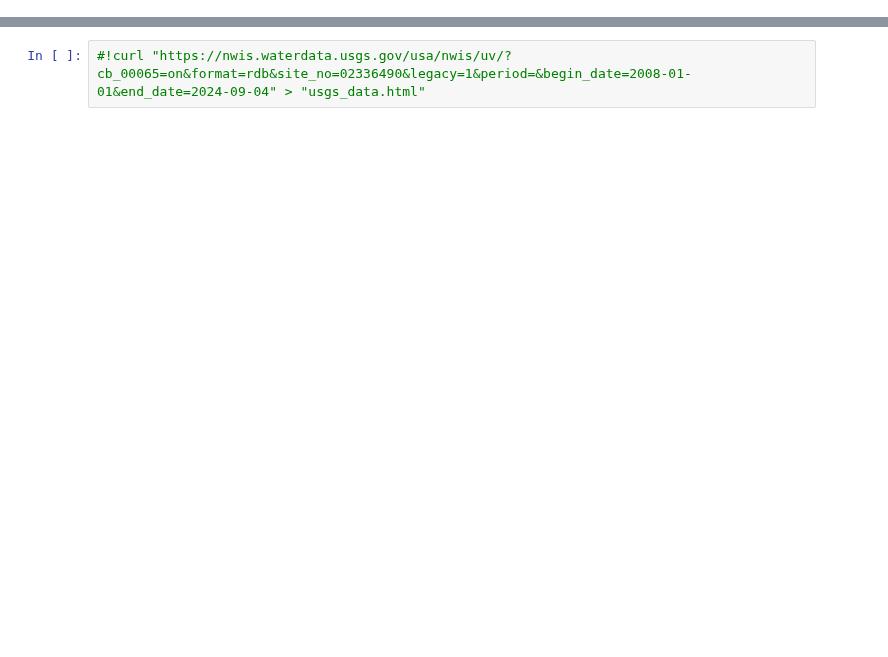
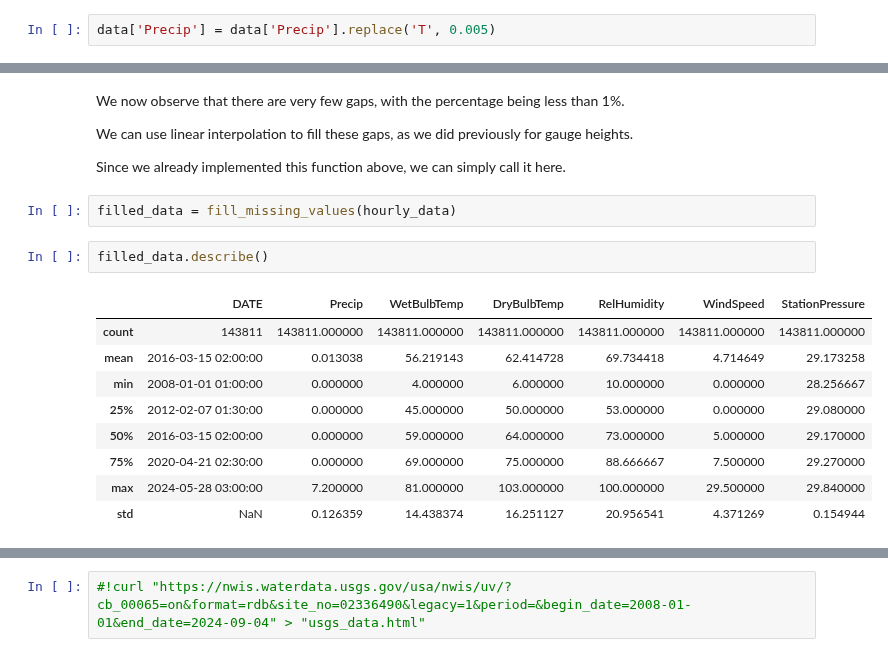
Before and after one commit to watersofthack/WaterSoft, a Jupyter notebook: Machine Learning/Day1/data_preprocess_final.ipynb, the cells around one changed output, grey strips where cells are left out. Drawn from its saved outputs; the diff is of its cells as text; blank space fills up the shorter version.

```diff
--- a/Machine Learning/Day1/data_preprocess_final.ipynb
+++ b/Machine Learning/Day1/data_preprocess_final.ipynb
@@ -22,0 +427,2 @@ and finally use the **curl** command, it's a unix based terminal command to down
+# %%
+data['Precip'] = data['Precip'].replace('T', 0.005)
@@ -22,0 +542,20 @@ and finally use the **curl** command, it's a unix based terminal command to down
+# %% [markdown]
+We now observe that there are very few gaps, with the percentage being less than 1%.
+
+We can use linear interpolation to fill these gaps, as we did previously for gauge heights.
+
+Since we already implemented this function above, we can simply call it here.
+# %%
+filled_data = fill_missing_values(hourly_data)
+# %%
+filled_data.describe()
+# %% [output]
+|  | DATE | Precip | WetBulbTemp | DryBulbTemp | RelHumidity | WindSpeed | StationPressure |
+| count | 143811 | 143811.000000 | 143811.000000 | 143811.000000 | 143811.000000 | 143811.000000 | 143811.000000 |
+| mean | 2016-03-15 02:00:00 | 0.013038 | 56.219143 | 62.414728 | 69.734418 | 4.714649 | 29.173258 |
+| min | 2008-01-01 01:00:00 | 0.000000 | 4.000000 | 6.000000 | 10.000000 | 0.000000 | 28.256667 |
+| 25% | 2012-02-07 01:30:00 | 0.000000 | 45.000000 | 50.000000 | 53.000000 | 0.000000 | 29.080000 |
+| 50% | 2016-03-15 02:00:00 | 0.000000 | 59.000000 | 64.000000 | 73.000000 | 5.000000 | 29.170000 |
+| 75% | 2020-04-21 02:30:00 | 0.000000 | 69.000000 | 75.000000 | 88.666667 | 7.500000 | 29.270000 |
+| max | 2024-05-28 03:00:00 | 7.200000 | 81.000000 | 103.000000 | 100.000000 | 29.500000 | 29.840000 |
+| std | NaN | 0.126359 | 14.438374 | 16.251127 | 20.956541 | 4.371269 | 0.154944 |
```
Also changed, not shown: parts of 75 cells of this notebook, 8 other files.
